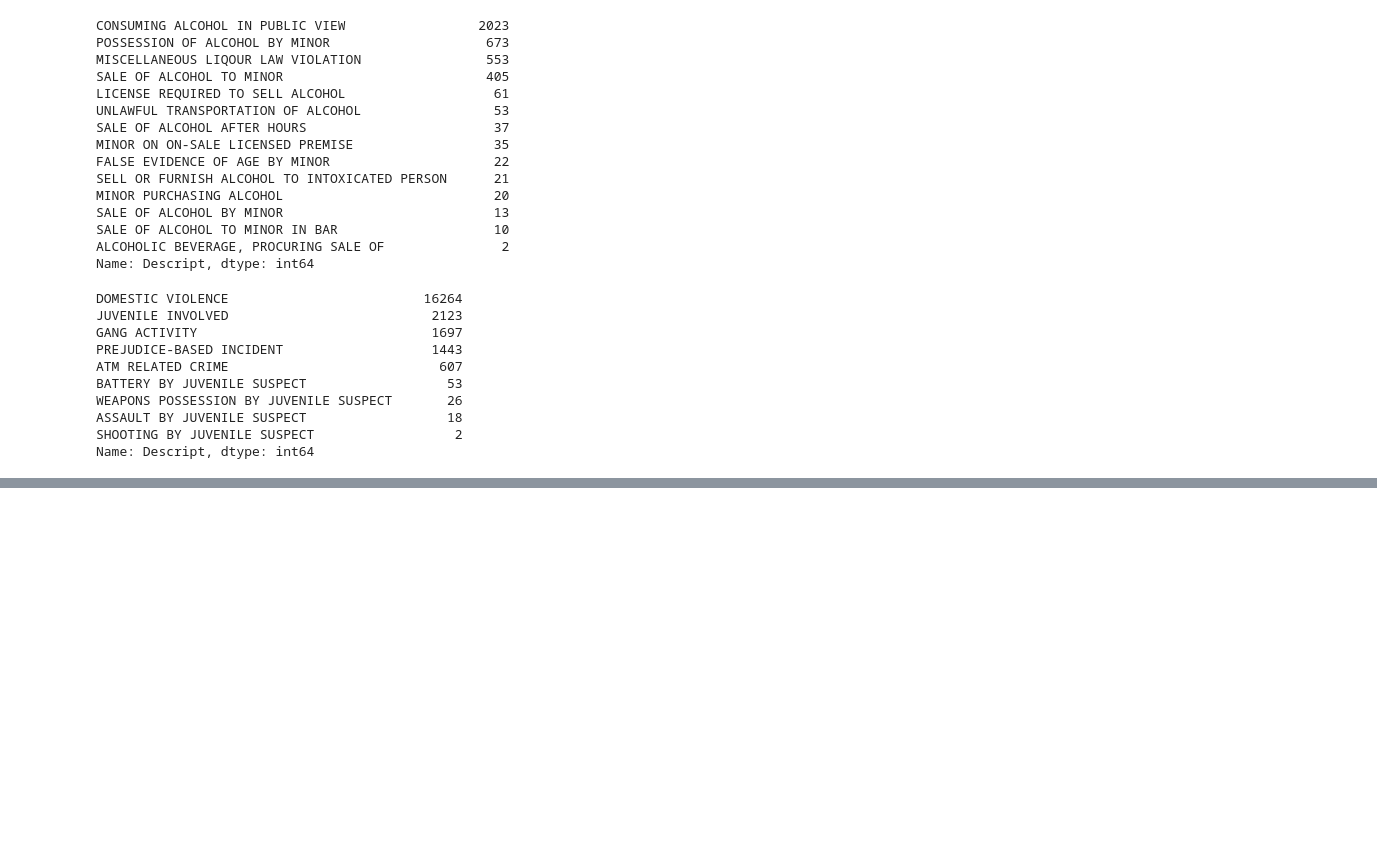
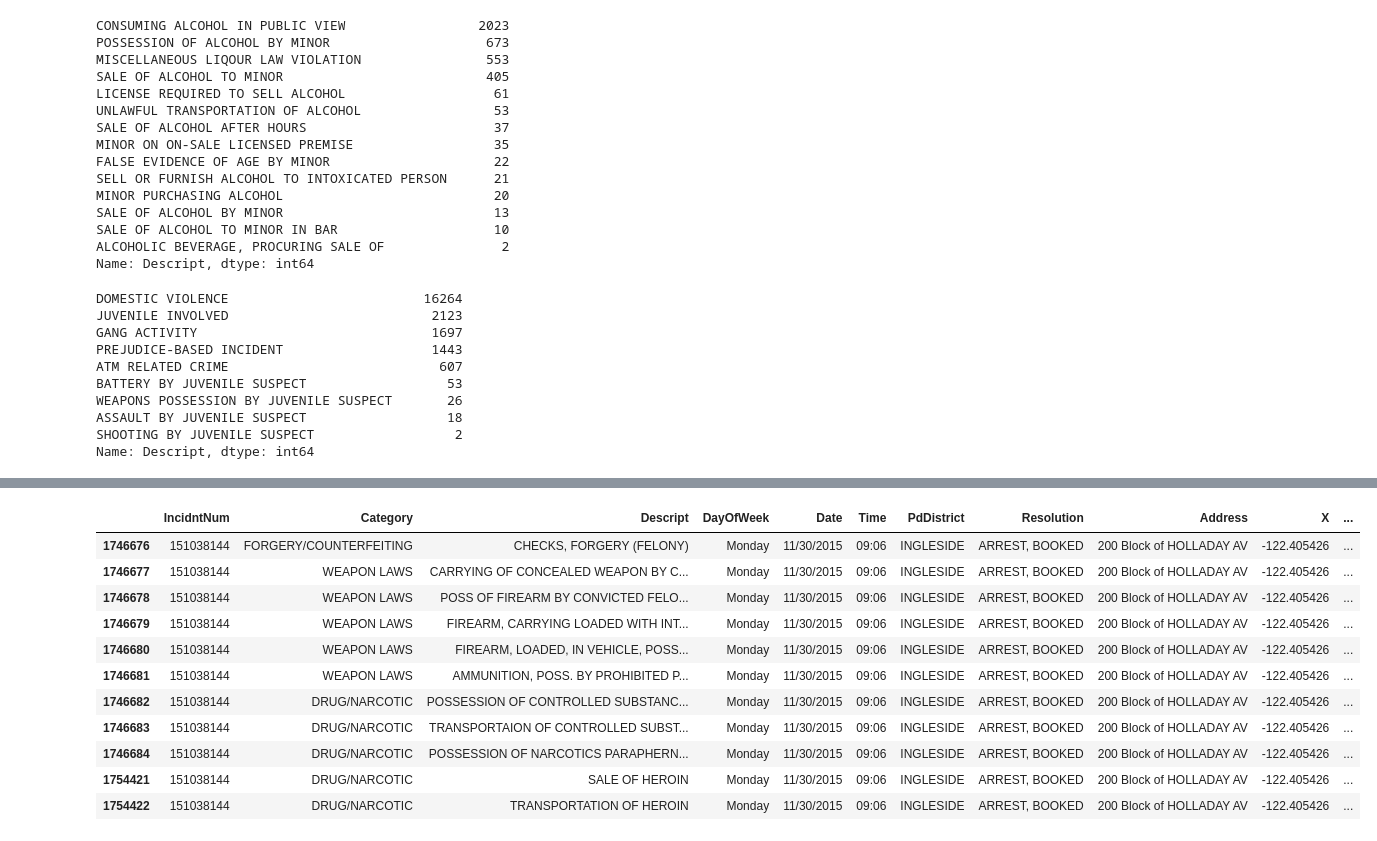
Before and after one commit to livenb/crime_prediction, a Jupyter notebook: sfdata_explore.ipynb, the cells around one changed output, grey strips where cells are left out. Saved outputs shown, nothing was run; the diff lists cells and outputs as text; code cells hidden in the pictures; blank space fills up the shorter version.

```diff
--- a/sfdata_explore.ipynb
+++ b/sfdata_explore.ipynb
@@ -275,0 +713,15 @@ Name: Descript, dtype: int64
+# %%
+sfdata[sfdata['IncidntNum'] == 151038144]
+# %% [output]
+|  | IncidntNum | Category | Descript | DayOfWeek | Date | Time | PdDistrict | Resolution | Address | X | ... |
+| 1746676 | 151038144 | FORGERY/COUNTERFEITING | CHECKS, FORGERY (FELONY) | Monday | 11/30/2015 | 09:06 | INGLESIDE | ARREST, BOOKED | 200 Block of HOLLADAY AV | -122.405426 | ... |
+| 1746677 | 151038144 | WEAPON LAWS | CARRYING OF CONCEALED WEAPON BY C... | Monday | 11/30/2015 | 09:06 | INGLESIDE | ARREST, BOOKED | 200 Block of HOLLADAY AV | -122.405426 | ... |
+| 1746678 | 151038144 | WEAPON LAWS | POSS OF FIREARM BY CONVICTED FELO... | Monday | 11/30/2015 | 09:06 | INGLESIDE | ARREST, BOOKED | 200 Block of HOLLADAY AV | -122.405426 | ... |
+| 1746679 | 151038144 | WEAPON LAWS | FIREARM, CARRYING LOADED WITH INT... | Monday | 11/30/2015 | 09:06 | INGLESIDE | ARREST, BOOKED | 200 Block of HOLLADAY AV | -122.405426 | ... |
+| 1746680 | 151038144 | WEAPON LAWS | FIREARM, LOADED, IN VEHICLE, POSS... | Monday | 11/30/2015 | 09:06 | INGLESIDE | ARREST, BOOKED | 200 Block of HOLLADAY AV | -122.405426 | ... |
+| 1746681 | 151038144 | WEAPON LAWS | AMMUNITION, POSS. BY PROHIBITED P... | Monday | 11/30/2015 | 09:06 | INGLESIDE | ARREST, BOOKED | 200 Block of HOLLADAY AV | -122.405426 | ... |
+| 1746682 | 151038144 | DRUG/NARCOTIC | POSSESSION OF CONTROLLED SUBSTANC... | Monday | 11/30/2015 | 09:06 | INGLESIDE | ARREST, BOOKED | 200 Block of HOLLADAY AV | -122.405426 | ... |
+| 1746683 | 151038144 | DRUG/NARCOTIC | TRANSPORTAION OF CONTROLLED SUBST... | Monday | 11/30/2015 | 09:06 | INGLESIDE | ARREST, BOOKED | 200 Block of HOLLADAY AV | -122.405426 | ... |
+| 1746684 | 151038144 | DRUG/NARCOTIC | POSSESSION OF NARCOTICS PARAPHERN... | Monday | 11/30/2015 | 09:06 | INGLESIDE | ARREST, BOOKED | 200 Block of HOLLADAY AV | -122.405426 | ... |
+| 1754421 | 151038144 | DRUG/NARCOTIC | SALE OF HEROIN | Monday | 11/30/2015 | 09:06 | INGLESIDE | ARREST, BOOKED | 200 Block of HOLLADAY AV | -122.405426 | ... |
+| 1754422 | 151038144 | DRUG/NARCOTIC | TRANSPORTATION OF HEROIN | Monday | 11/30/2015 | 09:06 | INGLESIDE | ARREST, BOOKED | 200 Block of HOLLADAY AV | -122.405426 | ... |
```
Also changed, not shown: parts of 44 cells of this notebook, 2 other files.
